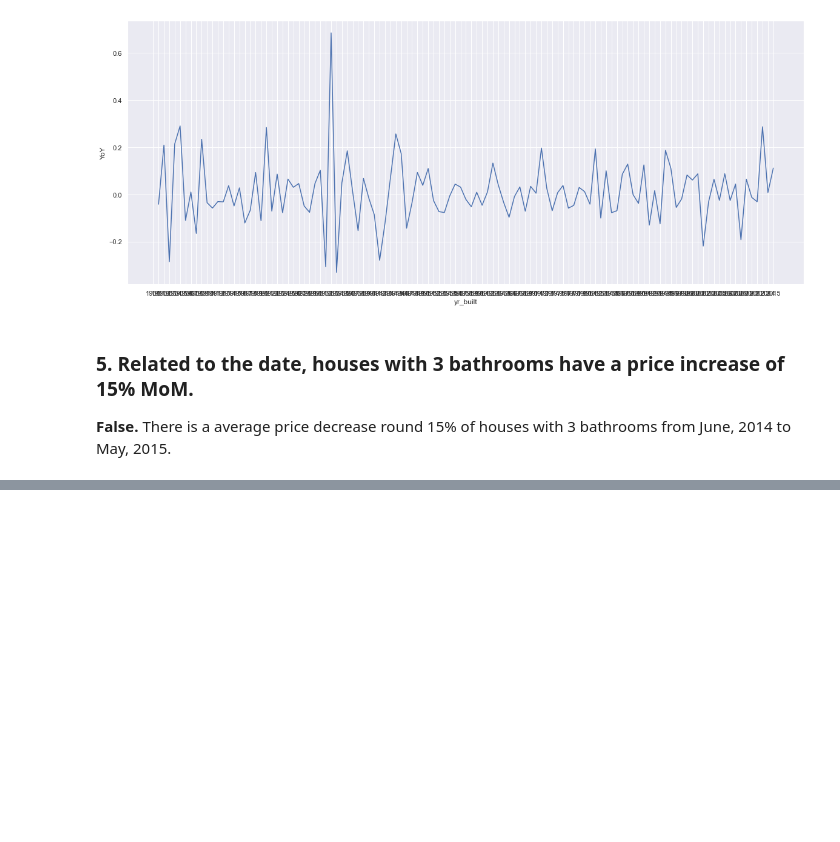
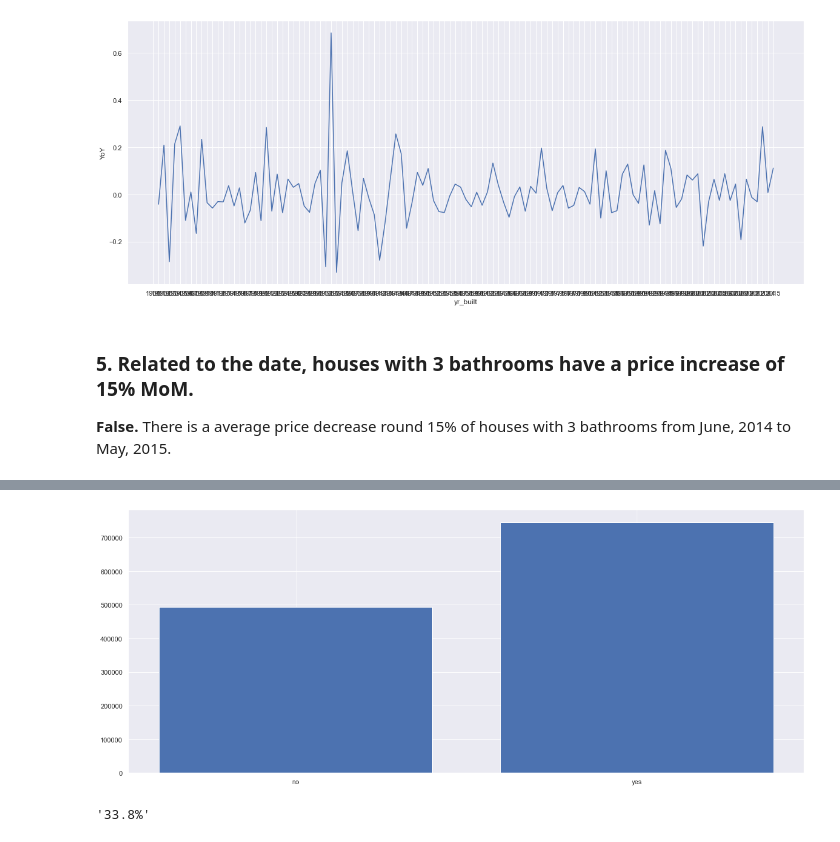
Before and after one commit to NelioMuniz/House_Rocket_-_Insights_Project, a Jupyter notebook: notebooks/03_-_EDA.ipynb, the cells around one changed output, grey strips where cells are left out. Cells and saved outputs as stored; diff of their text form; code cells hidden in the pictures; blank space fills up the shorter version.

```diff
--- a/notebooks/03_-_EDA.ipynb
+++ b/notebooks/03_-_EDA.ipynb
@@ -168,0 +182,14 @@ sns.lineplot(data=aux5, x='year-month', y='MoM')
+# %%
+df3['is_renovated'] = df3['yr_renovated'].apply(lambda x: 'yes' if x > 0 else 'no')
+aux7 = df3.loc[df3['old'] == 'yes'][['price','is_renovated']].groupby('is_renovated').mean().reset_index()
+plt.bar(aux7['is_renovated'],aux7['price'])
+plt.show()
+# %% [output]
+[figure, added]
+# %%
+# Comparing in percents the price difference between houses with waterfront or no
+decimal_number = (aux7.iloc[1,1].sum() - aux7.iloc[0,1].sum()) / aux7.iloc[1,1].sum()
+percentage = f"{decimal_number:.1%}"
+percentage
+# %% [output]
+'33.8%'
```
Also changed, not shown: parts of 13 cells of this notebook.
